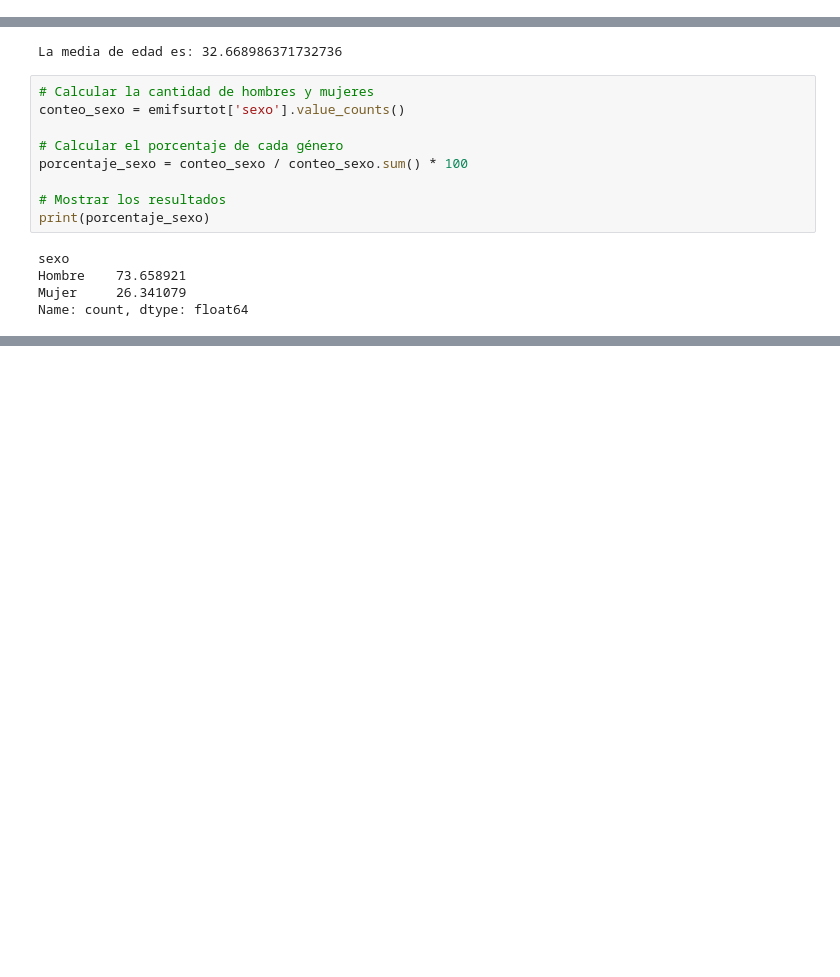
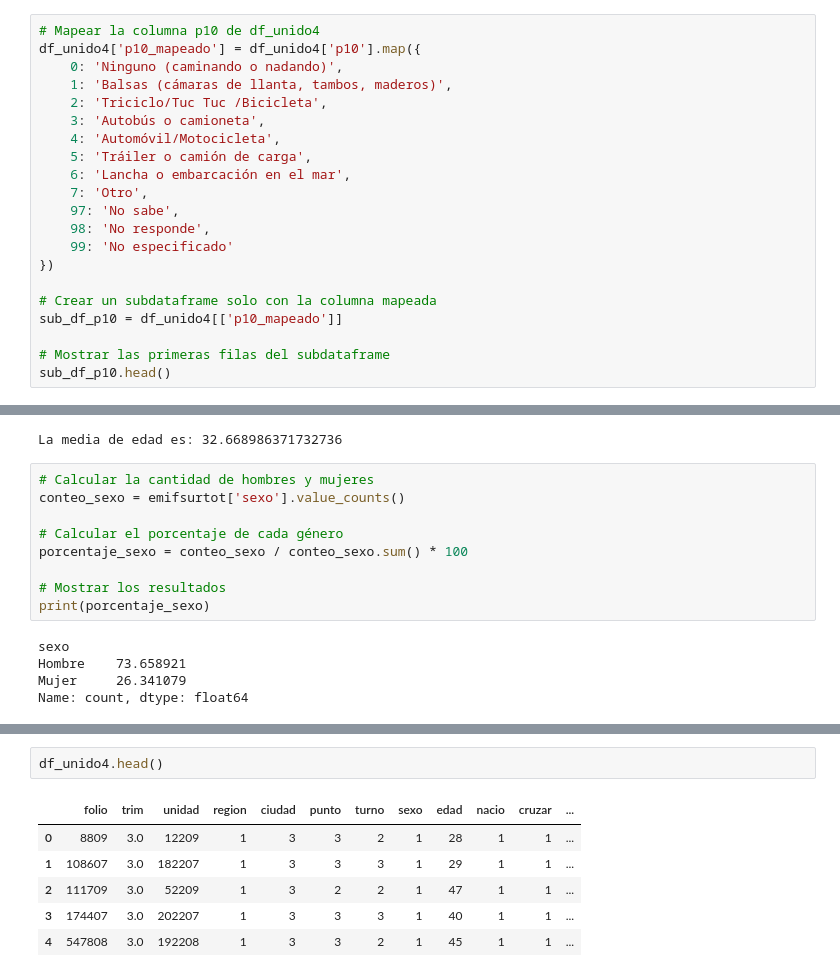
Before and after one commit to puriarter21/Mapa_Migracion_Irregular_Mexico, a Jupyter notebook: 2.Tesis/vistesis.ipynb, the cells around one changed output, grey strips where cells are left out. Saved outputs shown, nothing was run; the diff lists cells and outputs as text; blank space fills up the shorter version.

```diff
--- a/2.Tesis/vistesis.ipynb
+++ b/2.Tesis/vistesis.ipynb
@@ -797,0 +1119,21 @@ emifsurtot
+# %%
+# Mapear la columna p10 de df_unido4
+df_unido4['p10_mapeado'] = df_unido4['p10'].map({
+    0: 'Ninguno (caminando o nadando)',
+    1: 'Balsas (cámaras de llanta, tambos, maderos)',
+    2: 'Triciclo/Tuc Tuc /Bicicleta',
+    3: 'Autobús o camioneta',
+    4: 'Automóvil/Motocicleta',
+    5: 'Tráiler o camión de carga',
+    6: 'Lancha o embarcación en el mar',
+    7: 'Otro',
+    97: 'No sabe',
+    98: 'No responde',
+    99: 'No especificado'
+})
+
+# Crear un subdataframe solo con la columna mapeada
+sub_df_p10 = df_unido4[['p10_mapeado']]
+
+# Mostrar las primeras filas del subdataframe
+sub_df_p10.head()
@@ -865,0 +1533,9 @@ Name: count, dtype: float64
+# %%
+df_unido4.head()
+# %% [output]
+|  | folio | trim | unidad | region | ciudad | punto | turno | sexo | edad | nacio | cruzar | ... |
+| 0 | 8809 | 3.0 | 12209 | 1 | 3 | 3 | 2 | 1 | 28 | 1 | 1 | ... |
+| 1 | 108607 | 3.0 | 182207 | 1 | 3 | 3 | 3 | 1 | 29 | 1 | 1 | ... |
+| 2 | 111709 | 3.0 | 52209 | 1 | 3 | 2 | 2 | 1 | 47 | 1 | 1 | ... |
+| 3 | 174407 | 3.0 | 202207 | 1 | 3 | 3 | 3 | 1 | 40 | 1 | 1 | ... |
+| 4 | 547808 | 3.0 | 192208 | 1 | 3 | 3 | 2 | 1 | 45 | 1 | 1 | ... |
```
Also changed, not shown: parts of 51 cells of this notebook.
